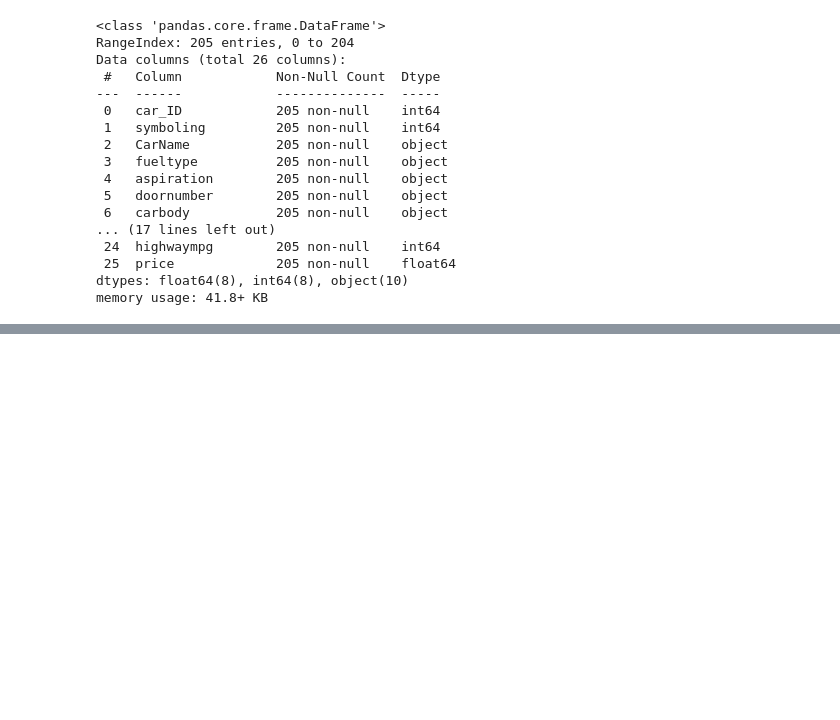
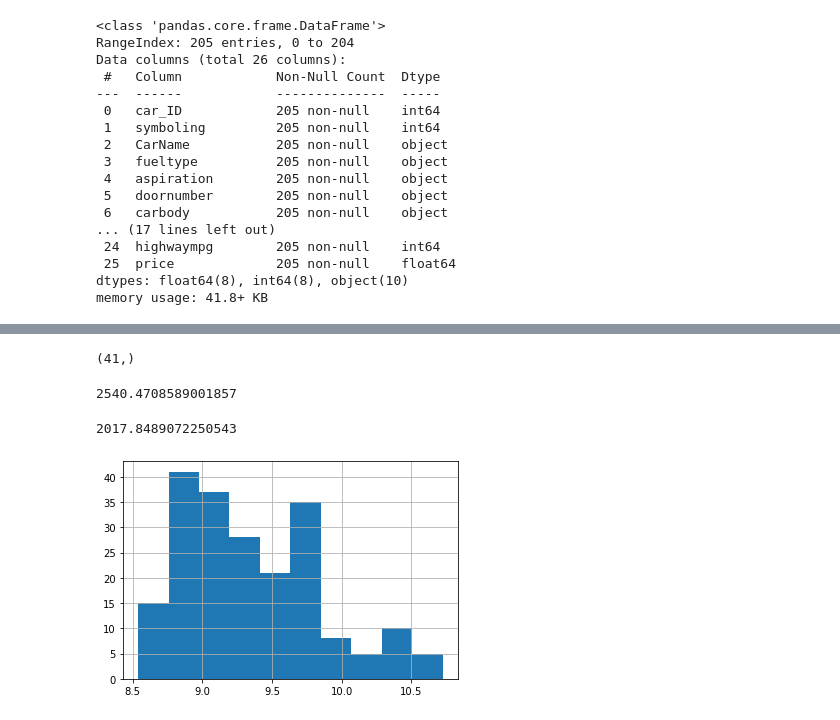
Before and after one commit to ZainahAlshehri/Car_Price_Predictions, a Jupyter notebook: car_price_predict.ipynb, the cells around one changed output, grey strips where cells are left out. Cells and saved outputs as stored; diff of their text form; code cells hidden in the pictures; blank space fills up the shorter version.

```diff
--- a/car_price_predict.ipynb
+++ b/car_price_predict.ipynb
@@ -284,0 +219,3 @@ X_train, X_val, y_train, y_val = train_test_split(X_train_val, y_train_val, test
+# %%
+varialbeg=pd.get_dummies(mydata["fueltype"])
+varialbeg.head()
@@ -284,0 +229,3 @@ X_train, X_val, y_train, y_val = train_test_split(X_train_val, y_train_val, test
+# %%
+smaller_df = pd.concat([smaller_df, varialbeg], axis=1)
+smaller_df = pd.concat([smaller_df, doordummy], axis=1)
@@ -284,0 +250,3 @@ X_train, X_val, y_train, y_val = train_test_split(X_train_val, y_train_val, test
+# %%
+X = smaller_df.drop("price", axis = 1)
+Y= smaller_df['price']
@@ -328,3 +459,0 @@ lasso_grid.best_score_
-# %%
-sns.set(style='darkgrid')
-diagnostic_plot(X_tr, y_train)
@@ -407,8 +613,18 @@ R2(y_pred_train,y_train)
+# %%
+Y_val.shape
+# %% [output]
+(41,)
 # %%
-def SSE(actuals, preds):
-    return np.sum((actuals - preds)**2)
-SSE(y_pred_val,y_val)
+def RMSE(actuals, preds): #root mean squared error
+    return np.sqrt(np.mean((actuals - preds)**2))
+
+RMSE(Y_pred,y_test)
+# %% [output]
+2540.4708589001857
 # %%
-def RMSE(actuals, preds): #root mean squared error
-    return np.sqrt(np.mean((actuals - preds)**2))
-RMSE(y_pred_val,y_val)
+def MAE(actuals, preds): #mean absolute error
+    return np.mean(np.abs(actuals-preds))
+
+MAE(Y_pred,y_test)
+# %% [output]
+2017.8489072250543
@@ -424,0 +636,4 @@ R2(y_pred_val,y_val)
+# %%
+np.log(Y).hist();
+# %% [output]
+[figure, added]
```
Also changed, not shown: parts of 128 cells of this notebook.
